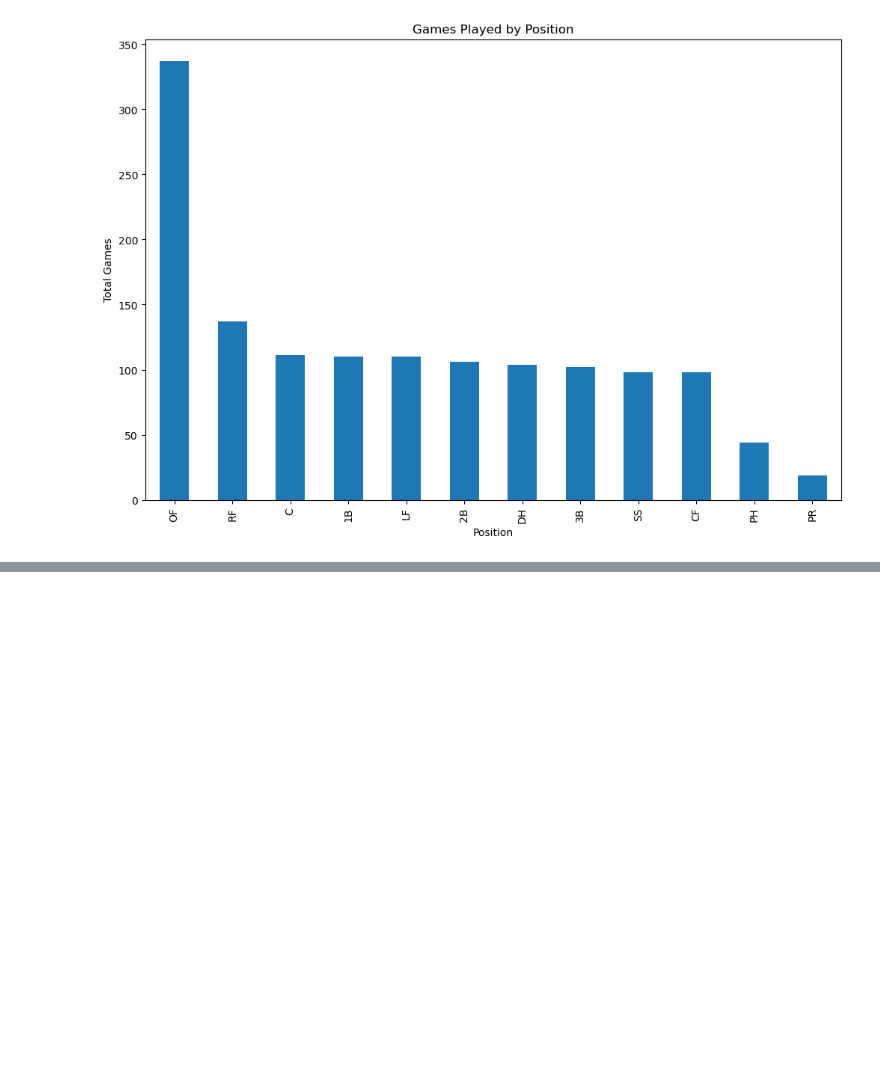
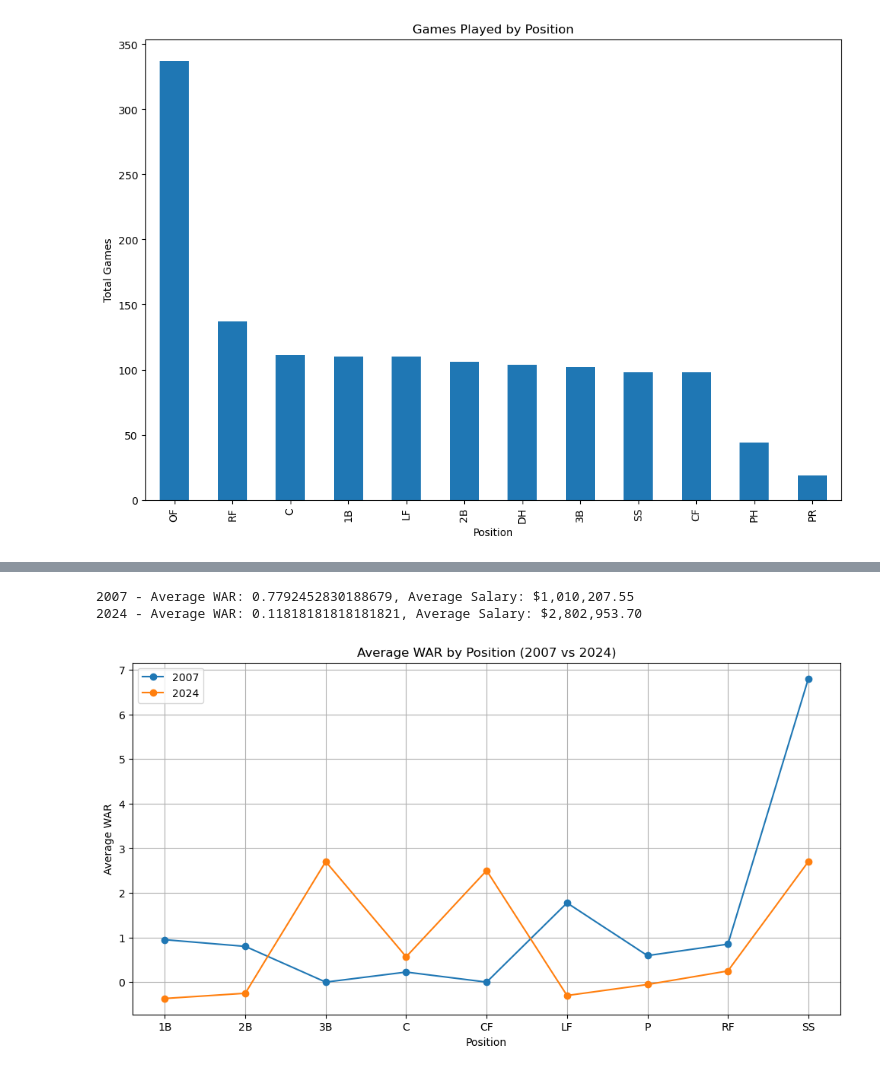
Before and after one commit to cassydm/rockies_moneyball_part-deux, a Jupyter notebook: Test_files/working_file_sando.ipynb, the cells around one changed output, grey strips where cells are left out. Drawn from its saved outputs; the diff is of its cells as text; code cells hidden in the pictures; blank space fills up the shorter version.

```diff
--- a/Test_files/working_file_sando.ipynb
+++ b/Test_files/working_file_sando.ipynb
@@ -179,0 +204,52 @@ plt.savefig("../Test_files/Appearance_Figures/Games Played by Posistion 2007.png
+# %%
+# Function to convert salary to numerical value
+def convert_salary(salary):
+    if pd.isna(salary):
+        return 0
+    if isinstance(salary, str):
+        salary = salary.replace('$', '').replace(',', '').replace('All-Star', '').strip()
+        if salary.isnumeric():
+            return int(salary)
+        return 0
+    return salary
+# %%
+# Function to determine primary position
+primary_positions = ['P', 'C', '1B', '2B', '3B', 'SS', 'LF', 'CF', 'RF', 'OF', 'DH', 'PH', 'PR']
+
+def determine_primary_position(row):
+    for position in primary_positions:
+        if position in row and row[position] > 0:
+            return position
+    return 'Unknown'
+# %%
+# Function to calculate statistics for a given dataframe
+def calculate_statistics(df):
+    average_war = df['WAR'].mean()
+    players_war_above_1 = df[df['WAR'] > 1.0]
+    max_war_player = df.loc[df['WAR'].idxmax()]
+    df['Salary'] = df['Salary'].apply(convert_salary)
+    average_salary = df['Salary'].mean()
+    df['Primary_Position'] = df.apply(determine_primary_position, axis=1)
+    average_war_by_position = df.groupby('Primary_Position')['WAR'].mean()
+    return average_war, players_war_above_1, max_war_player, average_salary, average_war_by_position
+# %%
+average_war_2007, players_war_above_1_2007, max_war_player_2007, average_salary_2007, average_war_by_position_2007 = calculate_statistics(team_roster_2007)
+average_war_2024, players_war_above_1_2024, max_war_player_2024, average_salary_2024, average_war_by_position_2024 = calculate_statistics(team_roster_2024)
+# %%
+print(f"2007 - Average WAR: {average_war_2007}, Average Salary: ${average_salary_2007:,.2f}")
+print(f"2024 - Average WAR: {average_war_2024}, Average Salary: ${average_salary_2024:,.2f}")
+# %% [output]
+2007 - Average WAR: 0.7792452830188679, Average Salary: $1,010,207.55
+2024 - Average WAR: 0.11818181818181821, Average Salary: $2,802,953.70
+# %%
+plt.figure(figsize=(12, 6))
+plt.plot(average_war_by_position_2007.index, average_war_by_position_2007.values, label='2007', marker='o')
+plt.plot(average_war_by_position_2024.index, average_war_by_position_2024.values, label='2024', marker='o')
+plt.xlabel('Position')
+plt.ylabel('Average WAR')
+plt.title('Average WAR by Position (2007 vs 2024)')
+plt.legend()
+plt.grid(True)
+plt.show()
+# %% [output]
+[figure, added]
```
Also changed, not shown: parts of 26 cells of this notebook, 2 other files.
